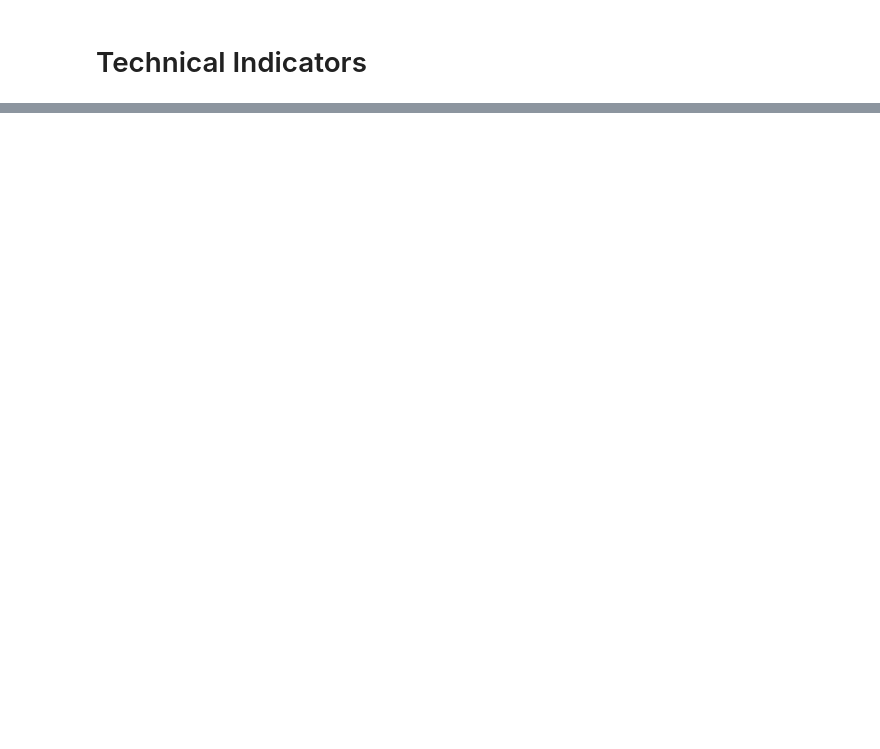
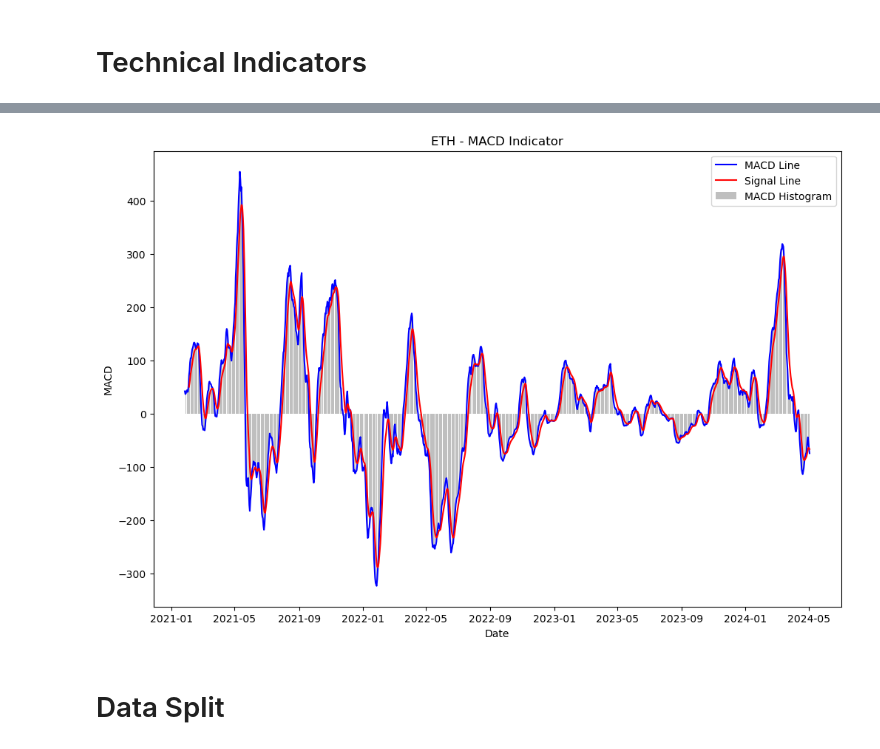
Before and after one commit to oliinykm99/ETH-XGBoost-prediction, a Jupyter notebook: XGBoost-Prediction.ipynb, the cells around one changed output, grey strips where cells are left out. Saved outputs shown, nothing was run; the diff lists cells and outputs as text; code cells hidden in the pictures; blank space fills up the shorter version.

```diff
--- a/XGBoost-Prediction.ipynb
+++ b/XGBoost-Prediction.ipynb
@@ -100,0 +228,22 @@ fig.set_size_inches(20, 8)
+# %%
+EMA_12 = df['Close'].ewm(span=12, min_periods=12).mean()
+EMA_26 = df['Close'].ewm(span=26, min_periods=26).mean()
+df['MACD'] = EMA_12 - EMA_26
+df['MACD_signal'] = pd.Series(df.MACD.ewm(span=9, min_periods=9).mean())
+# %%
+plt.figure(figsize=(12, 8))
+
+plt.plot(df['MACD'], label='MACD Line', color='blue')
+plt.plot(df['MACD_signal'], label='Signal Line', color='red')
+
+plt.bar(df['MACD'].index, df['MACD'], width=0.8, color='gray', alpha=0.5, label='MACD Histogram')
+
+plt.title('ETH - MACD Indicator')
+plt.xlabel('Date')
+plt.ylabel('MACD')
+plt.legend()
+plt.show()
+# %% [output]
+[figure, added]
+# %% [markdown]
+# Data Split
```
Also changed, not shown: parts of 32 cells of this notebook.
